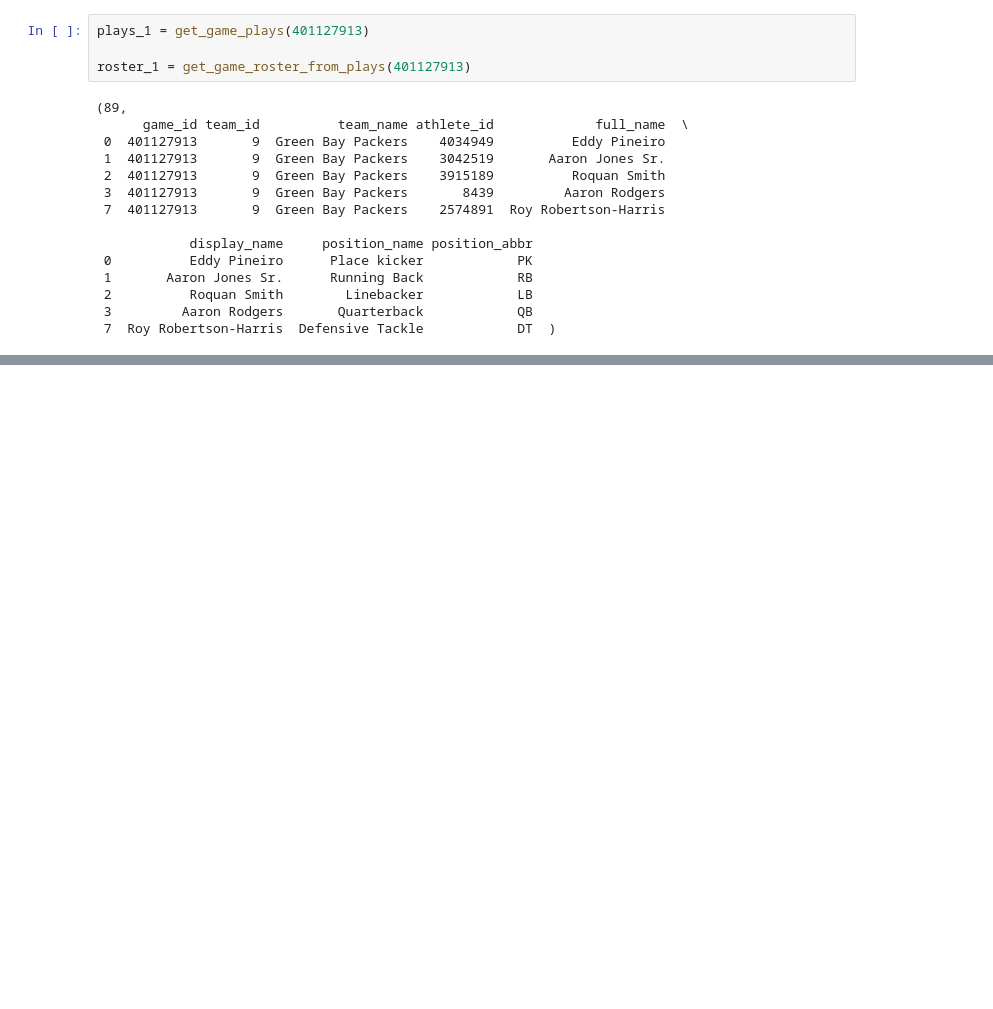
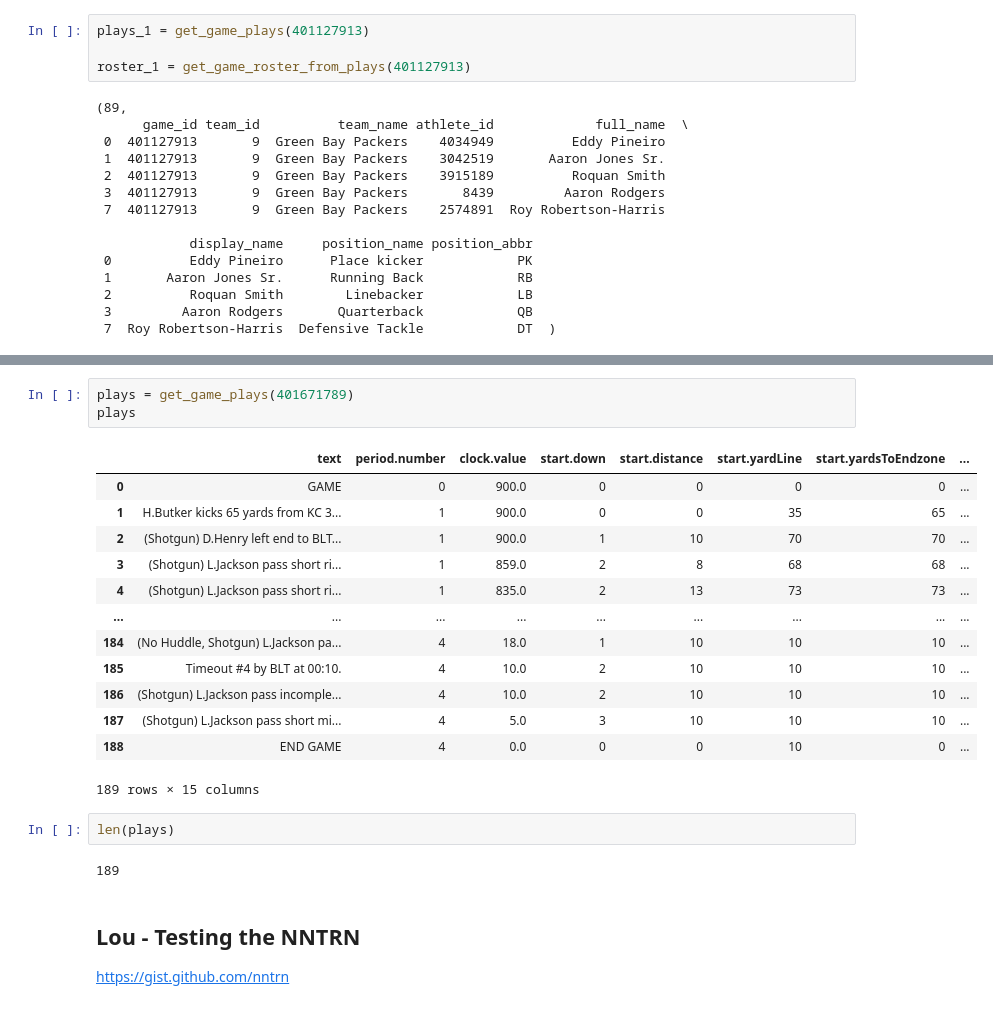
Before and after one commit to Lcocks/SportsBetting_NN, a Jupyter notebook: apicodes.ipynb, the cells around one changed output, grey strips where cells are left out. Cells and saved outputs as stored; diff of their text form; blank space fills up the shorter version.

```diff
--- a/apicodes.ipynb
+++ b/apicodes.ipynb
@@ -628,0 +427,25 @@ receiving_df
+# %%
+plays = get_game_plays(401671789)
+plays
+# %% [output]
+|  | text | period.number | clock.value | start.down | start.distance | start.yardLine | start.yardsToEndzone | ... |
+| 0 | GAME | 0 | 900.0 | 0 | 0 | 0 | 0 | ... |
+| 1 | H.Butker kicks 65 yards from KC 3... | 1 | 900.0 | 0 | 0 | 35 | 65 | ... |
+| 2 | (Shotgun) D.Henry left end to BLT... | 1 | 900.0 | 1 | 10 | 70 | 70 | ... |
+| 3 | (Shotgun) L.Jackson pass short ri... | 1 | 859.0 | 2 | 8 | 68 | 68 | ... |
+| 4 | (Shotgun) L.Jackson pass short ri... | 1 | 835.0 | 2 | 13 | 73 | 73 | ... |
+| ... | ... | ... | ... | ... | ... | ... | ... | ... |
+| 184 | (No Huddle, Shotgun) L.Jackson pa... | 4 | 18.0 | 1 | 10 | 10 | 10 | ... |
+| 185 | Timeout #4 by BLT at 00:10. | 4 | 10.0 | 2 | 10 | 10 | 10 | ... |
+| 186 | (Shotgun) L.Jackson pass incomple... | 4 | 10.0 | 2 | 10 | 10 | 10 | ... |
+| 187 | (Shotgun) L.Jackson pass short mi... | 4 | 5.0 | 3 | 10 | 10 | 10 | ... |
+| 188 | END GAME | 4 | 0.0 | 0 | 0 | 10 | 0 | ... |
+189 rows × 15 columns
+# %%
+len(plays)
+# %% [output]
+189
+# %% [markdown]
+## Lou - Testing the NNTRN
+
+https://gist.github.com/nntrn
```
Also changed, not shown: parts of 35 cells of this notebook, 19 other files.
